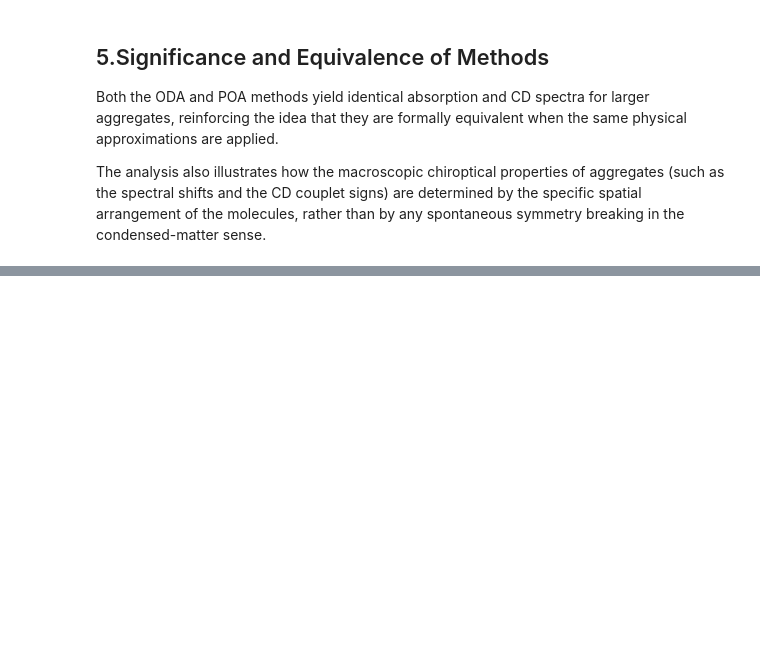
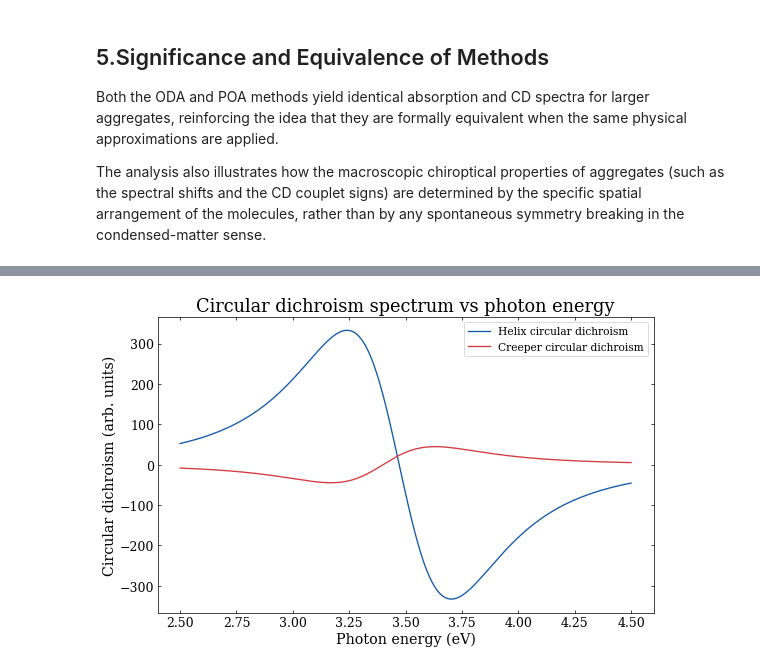
Before and after one commit to Photonico/Absorb_and_CD, a Jupyter notebook: 2.Helix_and_Creeper.ipynb, the cells around one changed output, grey strips where cells are left out. Saved outputs shown, nothing was run; the diff lists cells and outputs as text; code cells hidden in the pictures; blank space fills up the shorter version.

```diff
--- a/2.Helix_and_Creeper.ipynb
+++ b/2.Helix_and_Creeper.ipynb
@@ -277,0 +309,85 @@ if __name__ == "__main__":
+# %%
+# Circular dichroism versus photon energy
+if __name__ == "__main__":
+    # Define energy axis (in eV); choose range around hbar_omega0 ~ 3.4 eV
+    ω_axis = np.linspace(2.5, 4.5, 400)
+
+    # Model parameters
+    ħω0 = 3.4       # Resonance energy of a single molecule (eV)
+    γ = 0.4         # Linewidth (eV)
+    μ0 = 4.0        # Transition dipole moment magnitude (arb. units)
+    G = 0.1         # Geometrical factor for coupling (arb. units)
+
+    # Helix Geometry
+    positions_helix, dipoles_helix = generate_helix_geometry(N=32, dz=7.0, dtheta=30)
+    H_helix = construct_hamiltonian(positions_helix, dipoles_helix, ħω0, μ0)
+    eigenvals_h, eigenvecs_h = np.linalg.eigh(H_helix)
+    _, cd_h = aggregate_spectrum(ω_axis, eigenvals_h, eigenvecs_h, positions_helix, dipoles_helix, μ0, γ)
+
+    # Creeper Geometry
+    positions_creeper, dipoles_creeper = generate_creeper_geometry(N=32, dz=7.0, dx=5.0, dtheta=30)
+    H_creeper = construct_hamiltonian(positions_creeper, dipoles_creeper, ħω0, μ0)
+    eigenvals_c, eigenvecs_c = np.linalg.eigh(H_creeper)
+    _, cd_c = aggregate_spectrum(ω_axis, eigenvals_c, eigenvecs_c, positions_creeper, dipoles_creeper, μ0, γ)
+
+    # Figure settings
+    plt.figure(figsize=(10, 6), dpi=64)
+    params = {"text.usetex": False, "font.family": "serif", "mathtext.fontset": "cm",
+              "axes.titlesize": 20, "axes.labelsize": 16, "xtick.labelsize": 14,
+              "ytick.labelsize": 14, "legend.fontsize": 12, "figure.facecolor": "w"}
+    plt.rcParams.update(params)
+    plt.tick_params(direction="in", which="both", top=True, right=True)
+
+    # Plot the CD spectra versus photon energy
+    plt.plot(ω_axis, cd_h, color="#145AAA", label="Helix circular dichroism")
+    plt.plot(ω_axis, cd_c, color="#D23C41", label="Creeper circular dichroism")
+    plt.xlabel("Photon energy (eV)")
+    plt.ylabel("Circular dichroism (arb. units)")
+    plt.title("Circular dichroism spectrum vs photon energy")
+    plt.legend()
+    plt.show()
+
+# Circular dichroism versus photon wavelength
+if __name__ == "__main__":
+    # Define wavelength range (in nm)
+    λ = np.linspace(200, 600, 400)  # Wavelength array from 200 nm to 600 nm
+
+    # Convert wavelength to photon energy using E (eV) ≈ 1239.841974 / λ (nm)
+    ω_axis = 1239.841974 / λ  # Photon energy in eV
+
+    # Model parameters
+    ħω0 = 3.4       # Resonance energy of a single molecule (eV)
+    γ = 0.4         # Linewidth (eV)
+    μ0 = 4.0        # Transition dipole moment magnitude (arb. units)
+    G = 0.1         # Geometrical factor for coupling (arb. units)
+
+    # Helix Geometry
+    positions_helix, dipoles_helix = generate_helix_geometry(N=32, dz=7.0, dtheta=30)
+    H_helix = construct_hamiltonian(positions_helix, dipoles_helix, ħω0, μ0)
+    eigenvals_h, eigenvecs_h = np.linalg.eigh(H_helix)
+    _, cd_h = aggregate_spectrum(ω_axis, eigenvals_h, eigenvecs_h, positions_helix, dipoles_helix, μ0, γ)
+
+    # Creeper Geometry
+    positions_creeper, dipoles_creeper = generate_creeper_geometry(N=32, dz=7.0, dx=5.0, dtheta=30)
+    H_creeper = construct_hamiltonian(positions_creeper, dipoles_creeper, ħω0, μ0)
+    eigenvals_c, eigenvecs_c = np.linalg.eigh(H_creeper)
+    _, cd_c = aggregate_spectrum(ω_axis, eigenvals_c, eigenvecs_c, positions_creeper, dipoles_creeper, μ0, γ)
+
+    # Figure settings
+    plt.figure(figsize=(10, 6), dpi=64)
+    params = {"text.usetex": False, "font.family": "serif", "mathtext.fontset": "cm",
+              "axes.titlesize": 20, "axes.labelsize": 16, "xtick.labelsize": 14,
+              "ytick.labelsize": 14, "legend.fontsize": 12, "figure.facecolor": "w"}
+    plt.rcParams.update(params)
+    plt.tick_params(direction="in", which="both", top=True, right=True)
+
+    # Plot the CD spectra versus photon wavelength (nm)
+    plt.plot(λ, cd_h, color="#145AAA", label="Helix circular dichroism")
+    plt.plot(λ, cd_c, color="#D23C41", label="Creeper circular dichroism")
+    plt.xlabel("Photon wavelength (nm)")
+    plt.ylabel("Circular dichroism (arb. units)")
+    plt.title("Circular dichroism spectrum vs photon wavelength")
+    plt.legend()
+    plt.show()
+# %% [output]
+[figure, added]
```
Also changed, not shown: parts of 2 cells of this notebook, 1 other file.
